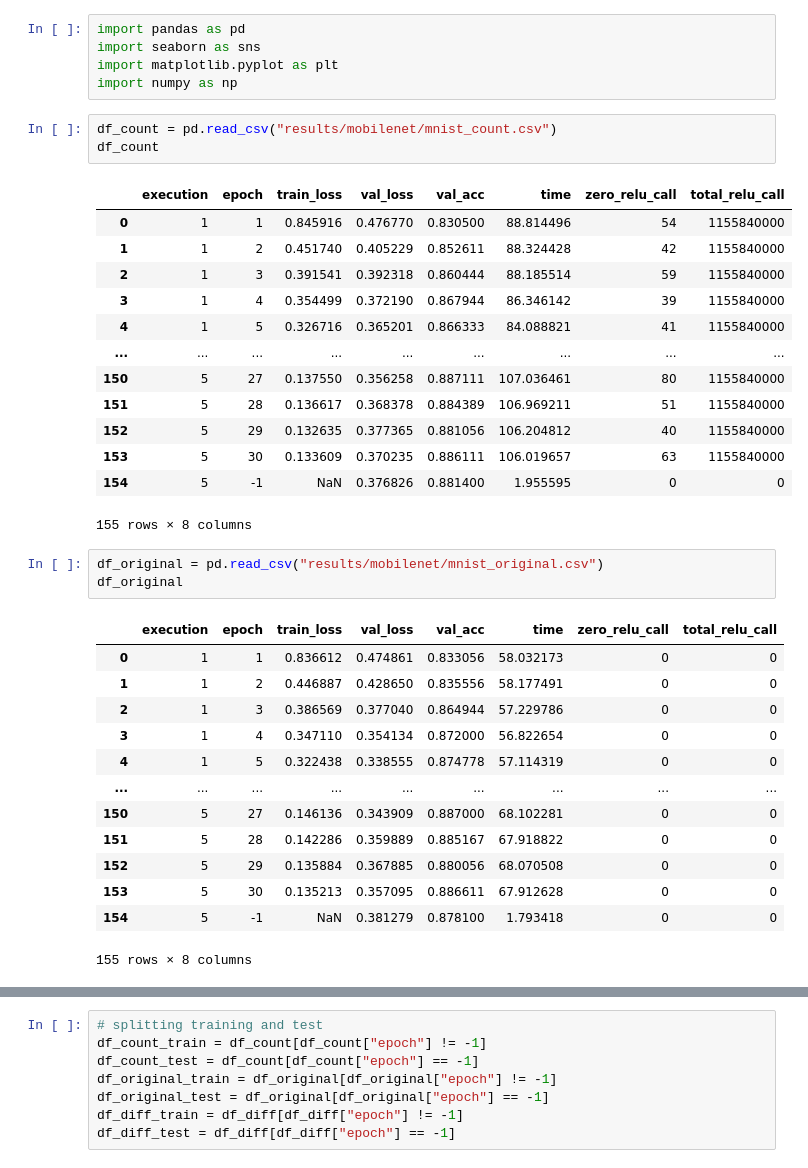
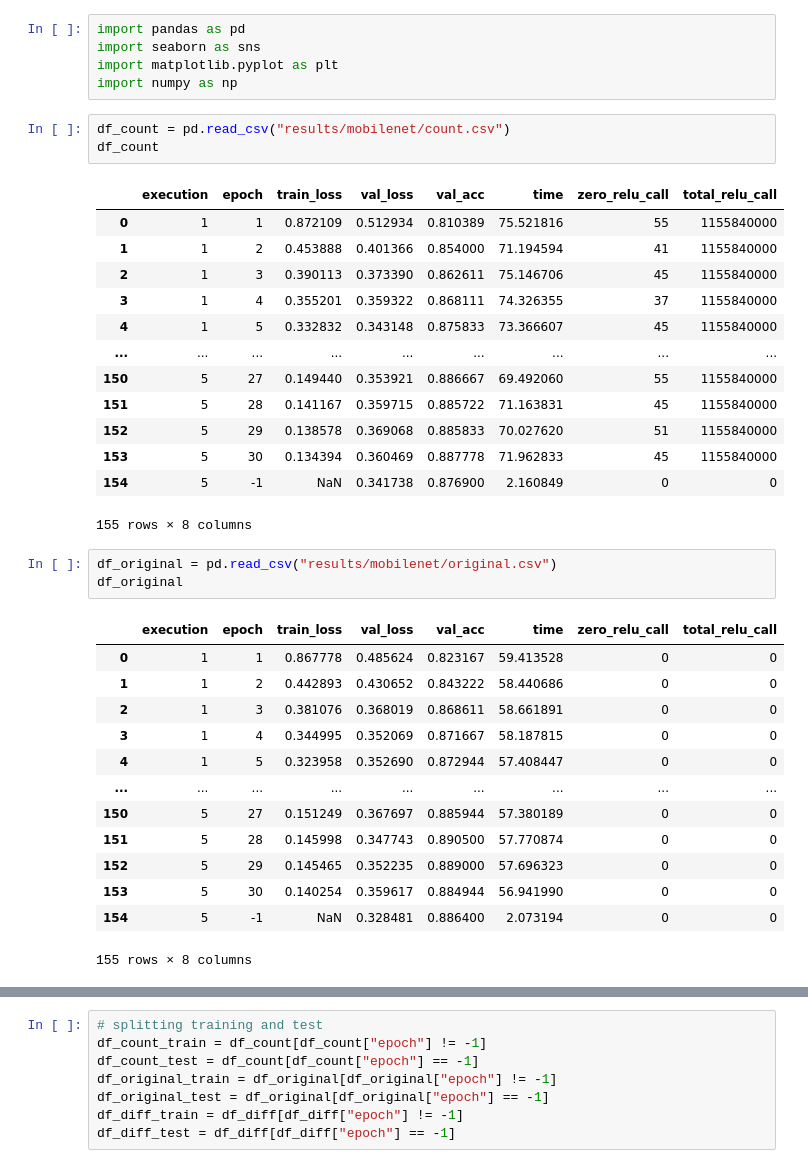
Before and after one commit to robertotomchak/ReLUDiffStudy, a Jupyter notebook: analysis_mobilenet.ipynb, the cells around one changed output, grey strips where cells are left out. Cells and saved outputs as stored; diff of their text form.

```diff
--- a/analysis_mobilenet.ipynb
+++ b/analysis_mobilenet.ipynb
@@ -4,37 +4,37 @@ import seaborn as sns
 import matplotlib.pyplot as plt
 import numpy as np
 # %%
-df_count = pd.read_csv("results/mobilenet/mnist_count.csv")
+df_count = pd.read_csv("results/mobilenet/count.csv")
 df_count
 # %% [output]
 |  | execution | epoch | train_loss | val_loss | val_acc | time | zero_relu_call | total_relu_call |
-| 0 | 1 | 1 | 0.845916 | 0.476770 | 0.830500 | 88.814496 | 54 | 1155840000 |
-| 1 | 1 | 2 | 0.451740 | 0.405229 | 0.852611 | 88.324428 | 42 | 1155840000 |
-| 2 | 1 | 3 | 0.391541 | 0.392318 | 0.860444 | 88.185514 | 59 | 1155840000 |
-| 3 | 1 | 4 | 0.354499 | 0.372190 | 0.867944 | 86.346142 | 39 | 1155840000 |
-| 4 | 1 | 5 | 0.326716 | 0.365201 | 0.866333 | 84.088821 | 41 | 1155840000 |
+| 0 | 1 | 1 | 0.872109 | 0.512934 | 0.810389 | 75.521816 | 55 | 1155840000 |
+| 1 | 1 | 2 | 0.453888 | 0.401366 | 0.854000 | 71.194594 | 41 | 1155840000 |
+| 2 | 1 | 3 | 0.390113 | 0.373390 | 0.862611 | 75.146706 | 45 | 1155840000 |
+| 3 | 1 | 4 | 0.355201 | 0.359322 | 0.868111 | 74.326355 | 37 | 1155840000 |
+| 4 | 1 | 5 | 0.332832 | 0.343148 | 0.875833 | 73.366607 | 45 | 1155840000 |
 | ... | ... | ... | ... | ... | ... | ... | ... | ... |
-| 150 | 5 | 27 | 0.137550 | 0.356258 | 0.887111 | 107.036461 | 80 | 1155840000 |
-| 151 | 5 | 28 | 0.136617 | 0.368378 | 0.884389 | 106.969211 | 51 | 1155840000 |
-| 152 | 5 | 29 | 0.132635 | 0.377365 | 0.881056 | 106.204812 | 40 | 1155840000 |
-| 153 | 5 | 30 | 0.133609 | 0.370235 | 0.886111 | 106.019657 | 63 | 1155840000 |
-| 154 | 5 | -1 | NaN | 0.376826 | 0.881400 | 1.955595 | 0 | 0 |
+| 150 | 5 | 27 | 0.149440 | 0.353921 | 0.886667 | 69.492060 | 55 | 1155840000 |
+| 151 | 5 | 28 | 0.141167 | 0.359715 | 0.885722 | 71.163831 | 45 | 1155840000 |
+| 152 | 5 | 29 | 0.138578 | 0.369068 | 0.885833 | 70.027620 | 51 | 1155840000 |
+| 153 | 5 | 30 | 0.134394 | 0.360469 | 0.887778 | 71.962833 | 45 | 1155840000 |
+| 154 | 5 | -1 | NaN | 0.341738 | 0.876900 | 2.160849 | 0 | 0 |
 155 rows × 8 columns
 # %%
-df_original = pd.read_csv("results/mobilenet/mnist_original.csv")
+df_original = pd.read_csv("results/mobilenet/original.csv")
 df_original
 # %% [output]
 |  | execution | epoch | train_loss | val_loss | val_acc | time | zero_relu_call | total_relu_call |
-| 0 | 1 | 1 | 0.836612 | 0.474861 | 0.833056 | 58.032173 | 0 | 0 |
-| 1 | 1 | 2 | 0.446887 | 0.428650 | 0.835556 | 58.177491 | 0 | 0 |
-| 2 | 1 | 3 | 0.386569 | 0.377040 | 0.864944 | 57.229786 | 0 | 0 |
-| 3 | 1 | 4 | 0.347110 | 0.354134 | 0.872000 | 56.822654 | 0 | 0 |
-| 4 | 1 | 5 | 0.322438 | 0.338555 | 0.874778 | 57.114319 | 0 | 0 |
+| 0 | 1 | 1 | 0.867778 | 0.485624 | 0.823167 | 59.413528 | 0 | 0 |
+| 1 | 1 | 2 | 0.442893 | 0.430652 | 0.843222 | 58.440686 | 0 | 0 |
+| 2 | 1 | 3 | 0.381076 | 0.368019 | 0.868611 | 58.661891 | 0 | 0 |
+| 3 | 1 | 4 | 0.344995 | 0.352069 | 0.871667 | 58.187815 | 0 | 0 |
+| 4 | 1 | 5 | 0.323958 | 0.352690 | 0.872944 | 57.408447 | 0 | 0 |
 | ... | ... | ... | ... | ... | ... | ... | ... | ... |
-| 150 | 5 | 27 | 0.146136 | 0.343909 | 0.887000 | 68.102281 | 0 | 0 |
-| 151 | 5 | 28 | 0.142286 | 0.359889 | 0.885167 | 67.918822 | 0 | 0 |
-| 152 | 5 | 29 | 0.135884 | 0.367885 | 0.880056 | 68.070508 | 0 | 0 |
-| 153 | 5 | 30 | 0.135213 | 0.357095 | 0.886611 | 67.912628 | 0 | 0 |
-| 154 | 5 | -1 | NaN | 0.381279 | 0.878100 | 1.793418 | 0 | 0 |
+| 150 | 5 | 27 | 0.151249 | 0.367697 | 0.885944 | 57.380189 | 0 | 0 |
+| 151 | 5 | 28 | 0.145998 | 0.347743 | 0.890500 | 57.770874 | 0 | 0 |
+| 152 | 5 | 29 | 0.145465 | 0.352235 | 0.889000 | 57.696323 | 0 | 0 |
+| 153 | 5 | 30 | 0.140254 | 0.359617 | 0.884944 | 56.941990 | 0 | 0 |
+| 154 | 5 | -1 | NaN | 0.328481 | 0.886400 | 2.073194 | 0 | 0 |
 155 rows × 8 columns
 # %%
```
Also changed, not shown: parts of 19 cells of this notebook, 1 other file.
